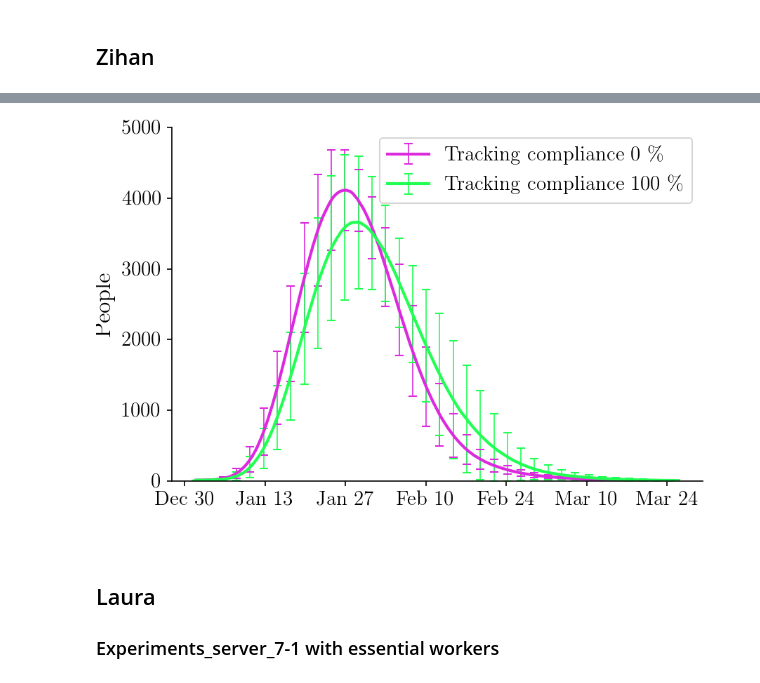
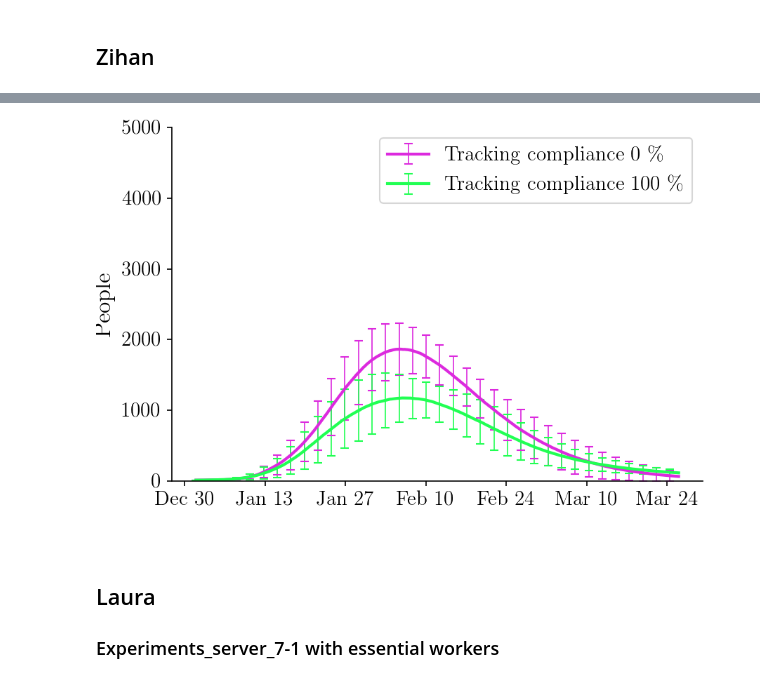
Before and after one commit to stanfordfuturebay/simulator, a Jupyter notebook: sim/Plot.ipynb, the cells around one changed output, grey strips where cells are left out. Drawn from its saved outputs; the diff is of its cells as text; code cells hidden in the pictures.

Commit message:
experiments about sf testing capacity and number of people traced

```diff
--- a/sim/Plot.ipynb
+++ b/sim/Plot.ipynb
@@ -63,7 +63,7 @@ import matplotlib.pyplot as plt
 rpts = 20
 p_compliance = [0.0, 1.0]
 measures_deployed = [1,3,6,7]
-summaries_SD_6 = load_summary('tracing_isolate_sf_tc1x_sup20_laura_isohouse_20rpts2.pk')
+summaries_SD_6 = load_summary('tracing_isolate_5sftest_5trace_sup20_isohouse_40rpts_010betas.pk')
 for j, policy in enumerate(['advanced']):
     summaries_ = summaries_SD_6[policy]
     f,axs = plt.subplots(2,2,figsize = (13,13))
@@ -114,7 +114,7 @@ for j, policy in enumerate(['advanced']):
         axs[0,s].set_ylabel('proportion in sampled contacts',fontsize = 20)
         axs[0,s].set_xticks(range(1,len(measures_deployed)+1))
         axs[0,s].set_xticklabels(measures_deployed)
-        axs[0,s].set_ylim(0,0.5)
+        axs[0,s].set_ylim(0,0.7)
 
 
         print('number of contacts:', num_contacts/rpts)
@@ -133,5 +133,5 @@ for j, policy in enumerate(['advanced']):
     axs[1,1].set_xticklabels(p_compliance)
     axs[1,1].set_ylabel('number of exposures',fontsize = 20)
 #plt.tight_layout()
-plt.savefig('plots/tracing_isolate_sf_tc1x_sup20_laura_isohouse_20rpts2_detail.png',dpi=300)
+plt.savefig('plots/tracing_isolate_5sftest_5trace_sup20_isohouse_40rpts_010betas_detail.png',dpi=300)
 plt.show()
@@ -138,24 +148,24 @@ plt.show()
 # %%
 # Plot results of experiments_server_7-1.py
 c=0
 runstr = f'run{c}_'
-summaries_SD_6 = load_summary('tracing_isolate_sf_tc1x_sup20_laura_isohouse_20rpts2.pk')
+summaries_SD_6 = load_summary('tracing_isolate_5sftest_5trace_sup20_isohouse_40rpts_010betas.pk')
 FIGSIZE=(6, 4)
 
 p_compliance = [0.0, 1.0]
 plotter = Plotter()
 titles_SD_6_ = list(['Tracking compliance '+ str(int(p*100.0)) + ' \%' for p in p_compliance])
 for j, policy in enumerate(['advanced']):
     summaries_ = summaries_SD_6[policy]
     plotter.compare_total_infections(
         summaries_,
         titles=titles_SD_6_,
         figtitle=(f'Infections for compliance levels for ' + policy + ' individuals compliant with contact-tracing'),
-        filename=runstr + f'SD_6{j}'+'tracing_isolate_sf_tc1x_sup20_laura_isohouse_20rpts2',
+        filename=runstr + f'SD_6{j}'+'tracing_isolate_5sftest_5trace_sup20_isohouse_40rpts_010betas',
         figsize=FIGSIZE, acc=500,
         ymax=5000, errorevery=14)
 # %% [output]
-[figure, old version]
+[figure, new version]
 # %% [markdown]
 ## Laura
 ### Experiments_server_7-1 with essential workers
```
Also changed, not shown: parts of 1 cell of this notebook, 4 other files.
